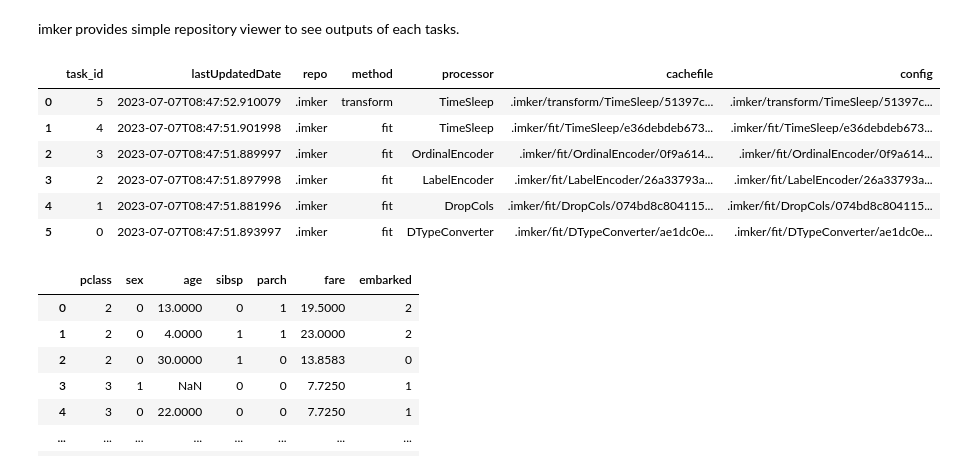
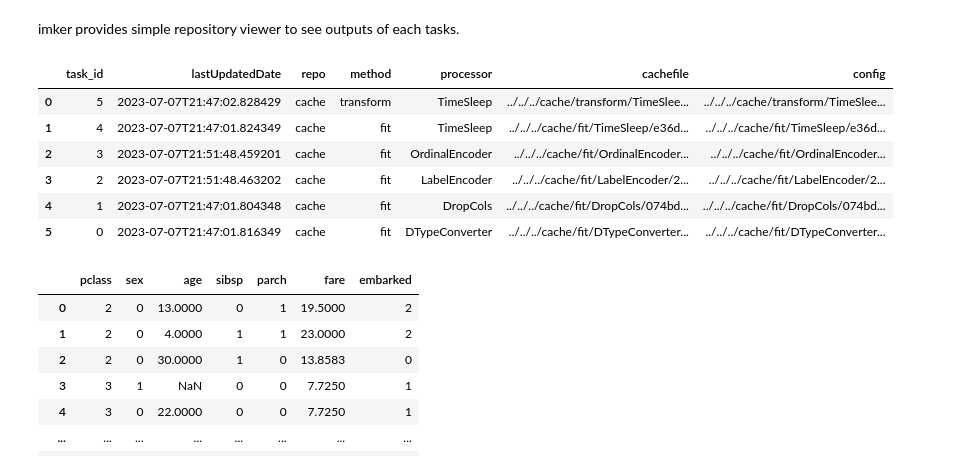
Before and after one commit to taikinman/imker, a Jupyter notebook: example/tabular/0.basic_usage_train.ipynb, the cells around one changed output. Saved outputs shown, nothing was run; the diff lists cells and outputs as text; code cells hidden in the pictures.

```diff
--- a/example/tabular/0.basic_usage_train.ipynb
+++ b/example/tabular/0.basic_usage_train.ipynb
@@ -214,16 +214,16 @@ Wall time: 13 ms
 imker provides simple repository viewer to see outputs of each tasks.
 # %%
 from imker import RepositoryViewer
-viewer = RepositoryViewer(repo_dir=".imker")
+viewer = RepositoryViewer(repo_dir="../../../cache/")
 viewer.search_repo()
 # %% [output]
 |  | task_id | lastUpdatedDate | repo | method | processor | cachefile | config |
-| 0 | 5 | 2023-07-07T08:47:52.910079 | .imker | transform | TimeSleep | .imker/transform/TimeSleep/51397c... | .imker/transform/TimeSleep/51397c... |
-| 1 | 4 | 2023-07-07T08:47:51.901998 | .imker | fit | TimeSleep | .imker/fit/TimeSleep/e36debdeb673... | .imker/fit/TimeSleep/e36debdeb673... |
-| 2 | 3 | 2023-07-07T08:47:51.889997 | .imker | fit | OrdinalEncoder | .imker/fit/OrdinalEncoder/0f9a614... | .imker/fit/OrdinalEncoder/0f9a614... |
-| 3 | 2 | 2023-07-07T08:47:51.897998 | .imker | fit | LabelEncoder | .imker/fit/LabelEncoder/26a33793a... | .imker/fit/LabelEncoder/26a33793a... |
-| 4 | 1 | 2023-07-07T08:47:51.881996 | .imker | fit | DropCols | .imker/fit/DropCols/074bd8c804115... | .imker/fit/DropCols/074bd8c804115... |
-| 5 | 0 | 2023-07-07T08:47:51.893997 | .imker | fit | DTypeConverter | .imker/fit/DTypeConverter/ae1dc0e... | .imker/fit/DTypeConverter/ae1dc0e... |
+| 0 | 5 | 2023-07-07T21:47:02.828429 | cache | transform | TimeSleep | ../../../cache/transform/TimeSlee... | ../../../cache/transform/TimeSlee... |
+| 1 | 4 | 2023-07-07T21:47:01.824349 | cache | fit | TimeSleep | ../../../cache/fit/TimeSleep/e36d... | ../../../cache/fit/TimeSleep/e36d... |
+| 2 | 3 | 2023-07-07T21:51:48.459201 | cache | fit | OrdinalEncoder | ../../../cache/fit/OrdinalEncoder... | ../../../cache/fit/OrdinalEncoder... |
+| 3 | 2 | 2023-07-07T21:51:48.463202 | cache | fit | LabelEncoder | ../../../cache/fit/LabelEncoder/2... | ../../../cache/fit/LabelEncoder/2... |
+| 4 | 1 | 2023-07-07T21:47:01.804348 | cache | fit | DropCols | ../../../cache/fit/DropCols/074bd... | ../../../cache/fit/DropCols/074bd... |
+| 5 | 0 | 2023-07-07T21:47:01.816349 | cache | fit | DTypeConverter | ../../../cache/fit/DTypeConverter... | ../../../cache/fit/DTypeConverter... |
 # %%
 # load_cache method accepts int number of task_id or strings of path
 viewer.load_cache(5)
```
Also changed, not shown: parts of 3 cells of this notebook, 1 other file.
